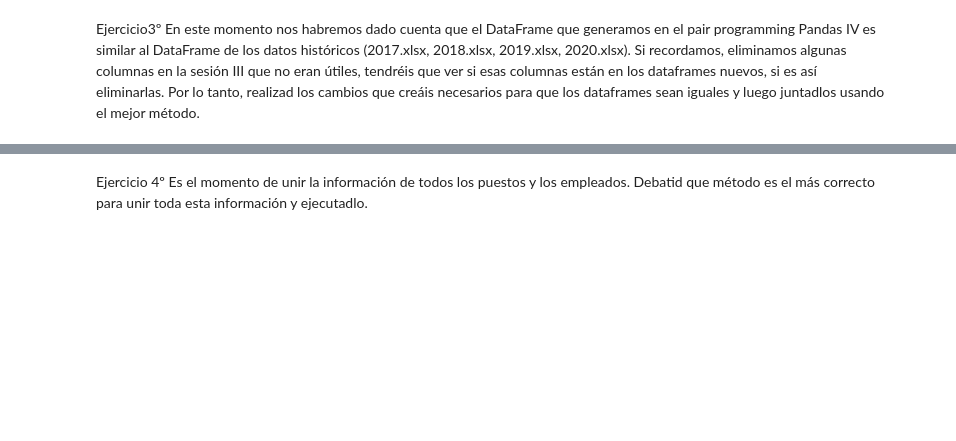
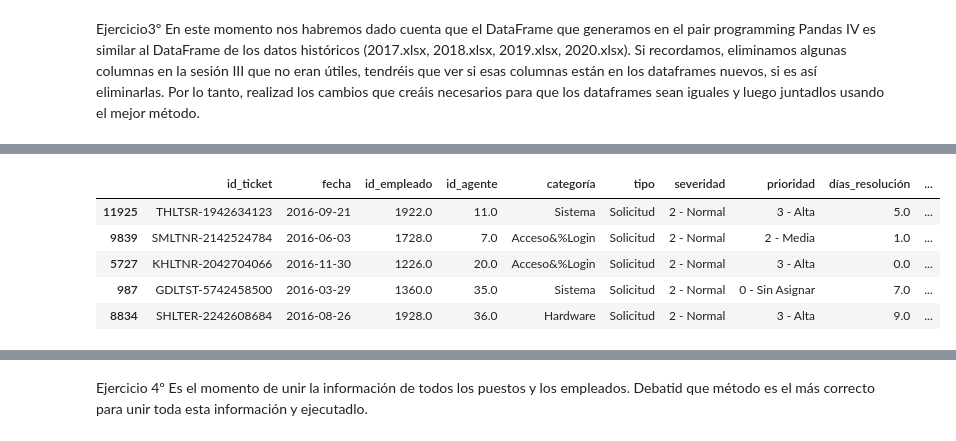
Before and after one commit to PalomaDA/DA-promod-modulo2-sprint1-Jacqueline-Paloma, a Jupyter notebook: Panda.V.ipynb, the cells around one changed output, grey strips where cells are left out. Cells and saved outputs as stored; diff of their text form; code cells hidden in the pictures; blank space fills up the shorter version.

```diff
--- a/Panda.V.ipynb
+++ b/Panda.V.ipynb
@@ -7,2 +74,5 @@ Ejercicio2º Chequead que los nombres de las columnas y ver si se llaman iguales
 # %% [markdown]
 Ejercicio3º En este momento nos habremos dado cuenta que el DataFrame que generamos en el pair programming Pandas IV es similar al DataFrame de los datos históricos (2017.xlsx, 2018.xlsx, 2019.xlsx, 2020.xlsx). Si recordamos, eliminamos algunas columnas en la sesión III que no eran útiles, tendréis que ver si esas columnas están en los dataframes nuevos, si es así eliminarlas. Por lo tanto, realizad los cambios que creáis necesarios para que los dataframes sean iguales y luego juntadlos usando el mejor método.
+# %%
+df_ticket= pd.read_csv("df_tikets.csv", index_col=0)
+df_ticket.sample(3)
@@ -8,0 +84,11 @@ Ejercicio3º En este momento nos habremos dado cuenta que el DataFrame que gener
+# %%
+df_ticket.drop(["semestre"], axis = 1, inplace=True)
+# %%
+df_ticket.sample(5)
+# %% [output]
+|  | id_ticket | fecha | id_empleado | id_agente | categoría | tipo | severidad | prioridad | días_resolución | ... |
+| 11925 | THLTSR-1942634123 | 2016-09-21 | 1922.0 | 11.0 | Sistema | Solicitud | 2 - Normal | 3 - Alta | 5.0 | ... |
+| 9839 | SMLTNR-2142524784 | 2016-06-03 | 1728.0 | 7.0 | Acceso&%Login | Solicitud | 2 - Normal | 2 - Media | 1.0 | ... |
+| 5727 | KHLTNR-2042704066 | 2016-11-30 | 1226.0 | 20.0 | Acceso&%Login | Solicitud | 2 - Normal | 3 - Alta | 0.0 | ... |
+| 987 | GDLTST-5742458500 | 2016-03-29 | 1360.0 | 35.0 | Sistema | Solicitud | 2 - Normal | 0 - Sin Asignar | 7.0 | ... |
+| 8834 | SHLTER-2242608684 | 2016-08-26 | 1928.0 | 36.0 | Hardware | Solicitud | 2 - Normal | 3 - Alta | 9.0 | ... |
```
Also changed, not shown: parts of 19 cells of this notebook, 5 other files.
